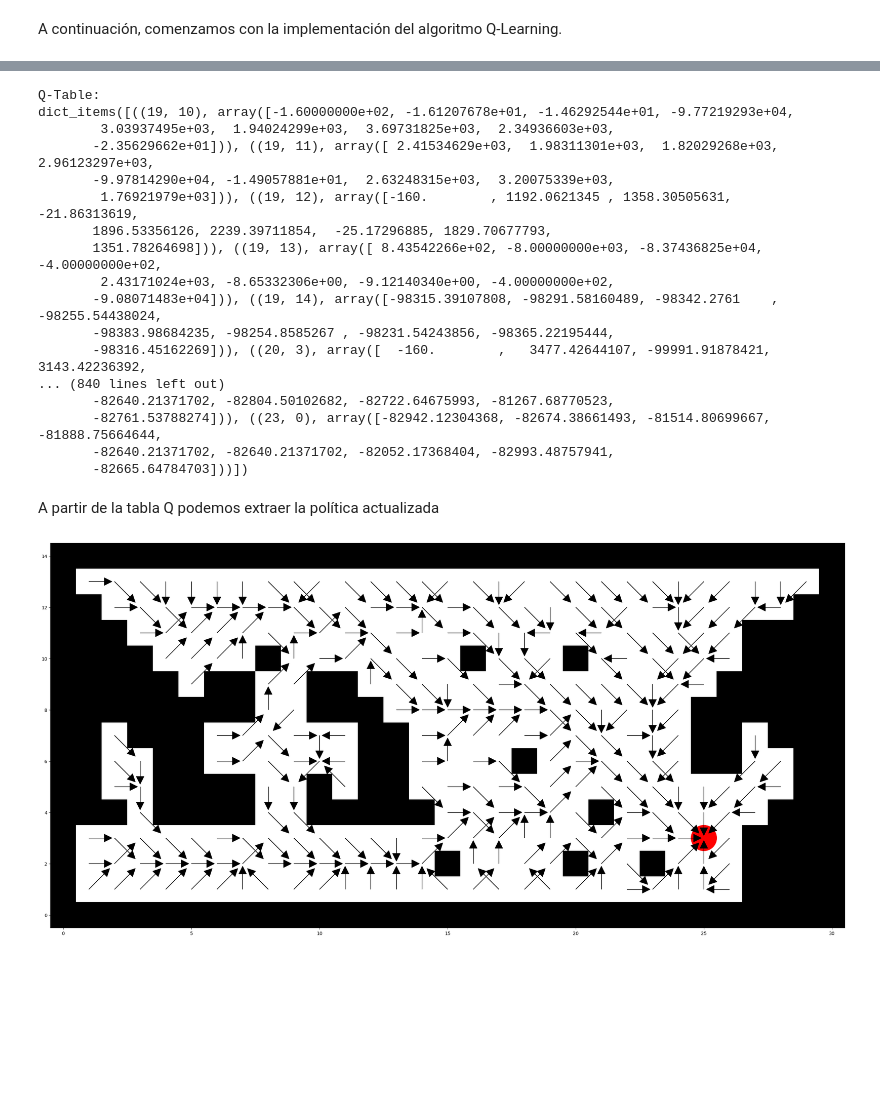
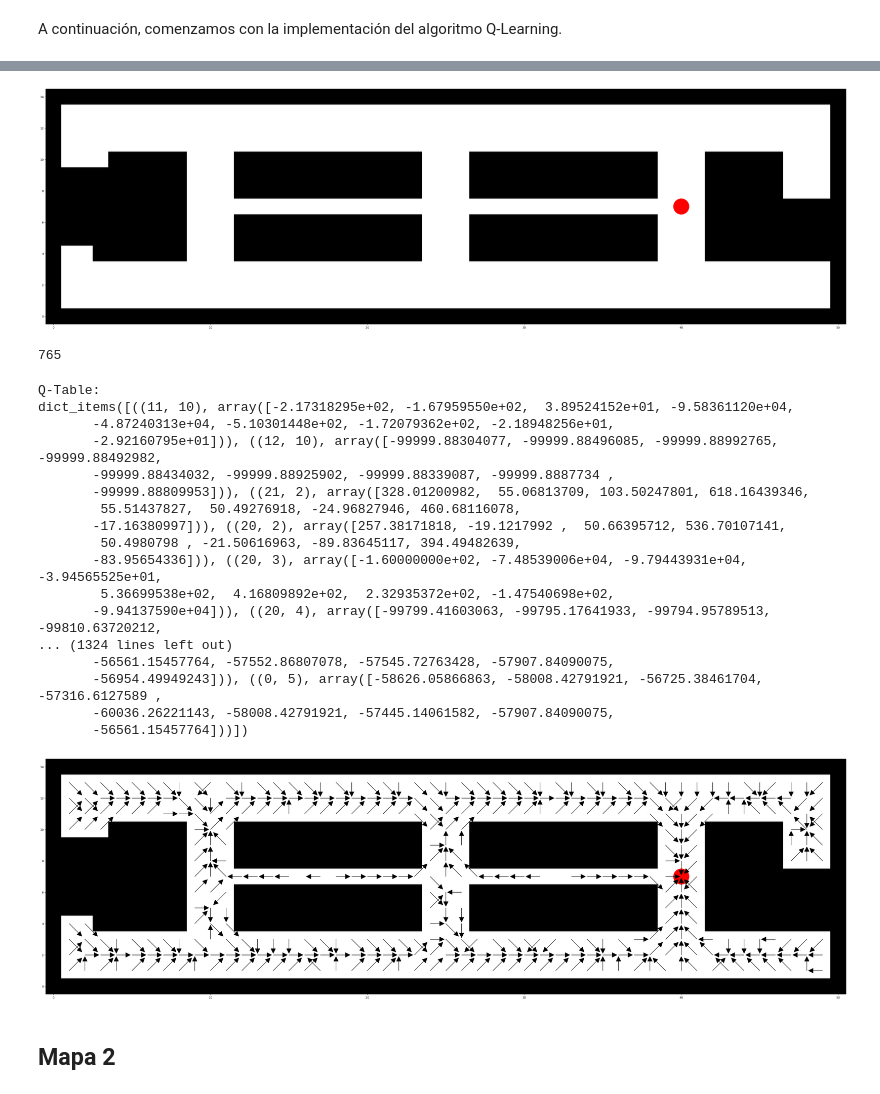
Before and after one commit to Migueel0/IA-Robotic-RL, a Jupyter notebook: src/q-learning/Q-Learning.ipynb, the cells around one changed output, grey strips where cells are left out. Drawn from its saved outputs; the diff is of its cells as text; code cells hidden in the pictures; blank space fills up the shorter version.

```diff
--- a/src/q-learning/Q-Learning.ipynb
+++ b/src/q-learning/Q-Learning.ipynb
@@ -56,5 +39,5 @@ print(destino)
 # %%
-def visualiza_mapa():
+def visualiza_mapa(mapa,destino):
     plt.figure(figsize=(len(mapa[0]), len(mapa)))
     plt.imshow(1-mapa, cmap='gray', interpolation='none')
     plt.xlim(-0.5, len(mapa[0]) - 0.5)
@@ -255,0 +221,5 @@ for epoca in range(epocas):
+# %%
+# Creamos un array que almacene el mapa
+mapa,destino = lee_mapa("../../data/map.txt")
+print(mapa)
+print(destino)
@@ -256,31 +244,53 @@ for epoca in range(epocas):
+# %%
+#Visualizamos el mapa y el destino
+visualiza_mapa(mapa,destino)
+# %% [output]
+[figure, added]
+# %%
+#Generamos los estados
+nav_estados = []
+generar_estados(mapa)
+len(nav_estados)
+# %% [output]
+765
 # %%
 # Configuración del ancho de impresión para evitar el corte del contenido de la tabla Q
+# Definimos los parámetros del algoritmo
+alpha = 0.8
+gamma = 0.9
+epsilon = 0.2
+epocas = 5000
+max_pasos = 100
+
+#Aplicamos el algoritmo Q_learning
+Q_table = Q_Learning(mapa,destino,alpha,gamma,epsilon,epocas,max_pasos)
 np.set_printoptions(threshold=np.inf)
 
 print("Q-Table:")
 print(Q_table.items())
 # %% [output]
 Q-Table:
-dict_items([((19, 10), array([-1.60000000e+02, -1.61207678e+01, -1.46292544e+01, -9.77219293e+04,
-        3.03937495e+03,  1.94024299e+03,  3.69731825e+03,  2.34936603e+03,
-       -2.35629662e+01])), ((19, 11), array([ 2.41534629e+03,  1.98311301e+03,  1.82029268e+03,  2.96123297e+03,
-       -9.97814290e+04, -1.49057881e+01,  2.63248315e+03,  3.20075339e+03,
-        1.76921979e+03])), ((19, 12), array([-160.        , 1192.0621345 , 1358.30505631,  -21.86313619,
-       1896.53356126, 2239.39711854,  -25.17296885, 1829.70677793,
-       1351.78264698])), ((19, 13), array([ 8.43542266e+02, -8.00000000e+03, -8.37436825e+04, -4.00000000e+02,
-        2.43171024e+03, -8.65332306e+00, -9.12140340e+00, -4.00000000e+02,
-       -9.08071483e+04])), ((19, 14), array([-98315.39107808, -98291.58160489, -98342.2761    , -98255.54438024,
-       -98383.98684235, -98254.8585267 , -98231.54243856, -98365.22195444,
-       -98316.45162269])), ((20, 3), array([  -160.        ,   3477.42644107, -99991.91878421,   3143.42236392,
-... (840 lines left out)
-       -82640.21371702, -82804.50102682, -82722.64675993, -81267.68770523,
-       -82761.53788274])), ((23, 0), array([-82942.12304368, -82674.38661493, -81514.80699667, -81888.75664644,
-       -82640.21371702, -82640.21371702, -82052.17368404, -82993.48757941,
-       -82665.64784703]))])
+dict_items([((11, 10), array([-2.17318295e+02, -1.67959550e+02,  3.89524152e+01, -9.58361120e+04,
+       -4.87240313e+04, -5.10301448e+02, -1.72079362e+02, -2.18948256e+01,
+       -2.92160795e+01])), ((12, 10), array([-99999.88304077, -99999.88496085, -99999.88992765, -99999.88492982,
+       -99999.88434032, -99999.88925902, -99999.88339087, -99999.8887734 ,
+       -99999.88809953])), ((21, 2), array([328.01200982,  55.06813709, 103.50247801, 618.16439346,
+        55.51437827,  50.49276918, -24.96827946, 460.68116078,
+       -17.16380997])), ((20, 2), array([257.38171818, -19.1217992 ,  50.66395712, 536.70107141,
+        50.4980798 , -21.50616963, -89.83645117, 394.49482639,
+       -83.95654336])), ((20, 3), array([-1.60000000e+02, -7.48539006e+04, -9.79443931e+04, -3.94565525e+01,
+        5.36699538e+02,  4.16809892e+02,  2.32935372e+02, -1.47540698e+02,
+       -9.94137590e+04])), ((20, 4), array([-99799.41603063, -99795.17641933, -99794.95789513, -99810.63720212,
+... (1324 lines left out)
+       -56561.15457764, -57552.86807078, -57545.72763428, -57907.84090075,
+       -56954.49949243])), ((0, 5), array([-58626.05866863, -58008.42791921, -56725.38461704, -57316.6127589 ,
+       -60036.26221143, -58008.42791921, -57445.14061582, -57907.84090075,
+       -56561.15457764]))])
-# %% [markdown]
-A partir de la tabla Q podemos extraer la política actualizada
-# %%
-politica_actualizada = obtener_politica(Q_table)
-visualiza_politica(politica_actualizada)
-# %% [output]
-[figure, removed]
+# %%
+#Calculamos la política obtenida por la tabla Q
+politica_actualizada = obtener_politica(Q_table)
+visualiza_politica(politica_actualizada,mapa,destino)
+# %% [output]
+[figure, added]
+# %% [markdown]
+## Mapa 2
```
Also changed, not shown: parts of 22 cells of this notebook, 5 other files.
